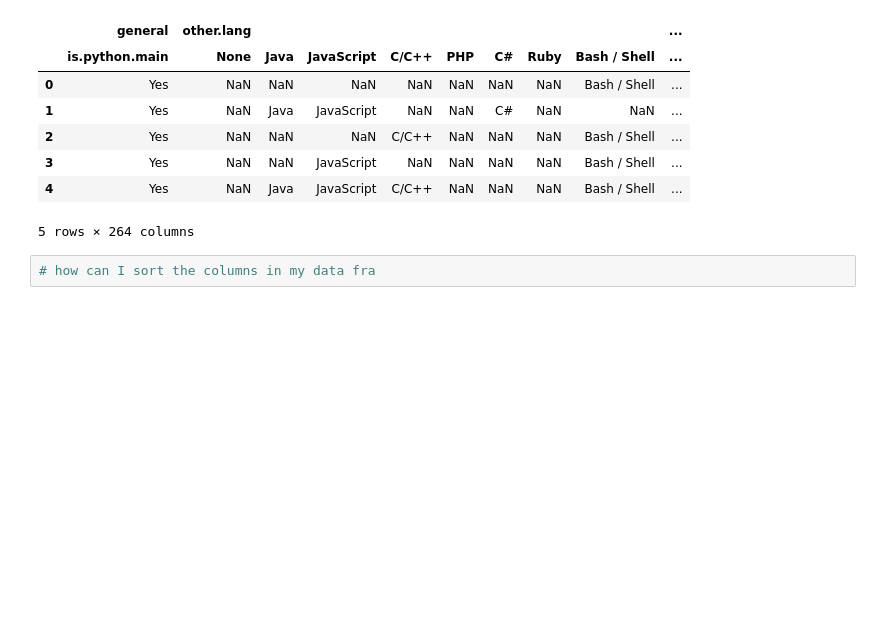
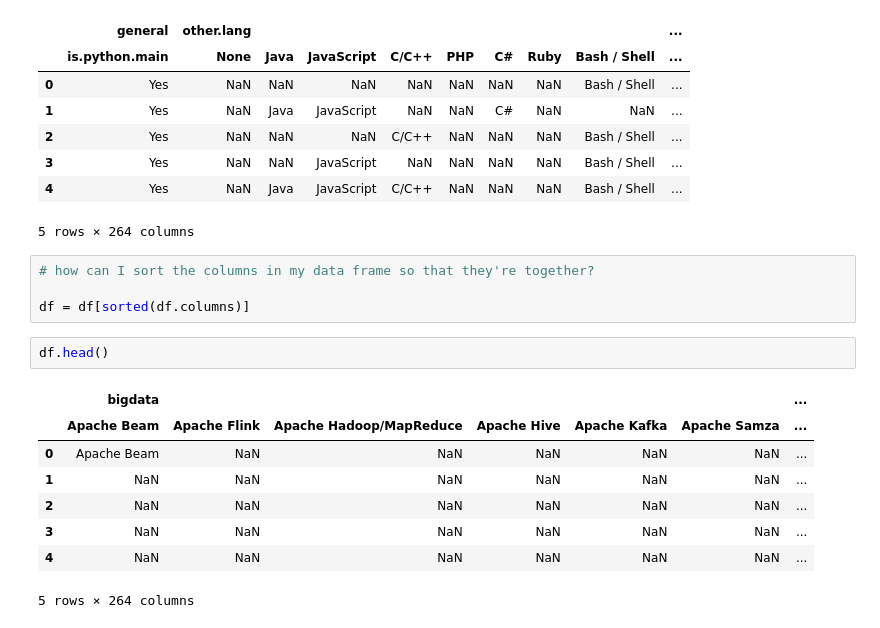
Before and after one commit to reuven/2021-11Nov-05, a Jupyter notebook: Xing - 2021-11Nov-05.ipynb, the cells around one changed output. Drawn from its saved outputs; the diff is of its cells as text; blank space fills up the shorter version.

```diff
--- a/Xing - 2021-11Nov-05.ipynb
+++ b/Xing - 2021-11Nov-05.ipynb
@@ -145,4 +145,17 @@ df.head()
 | 4 | Yes | NaN | Java | JavaScript | C/C++ | NaN | NaN | NaN | Bash / Shell | ... |
 5 rows × 264 columns
 # %%
-# how can I sort the columns in my data fra
+# how can I sort the columns in my data frame so that they're together?
+
+df = df[sorted(df.columns)]
+# %%
+df.head()
+# %% [output]
+|  | bigdata |  |  |  |  |  | ... |
+|  | Apache Beam | Apache Flink | Apache Hadoop/MapReduce | Apache Hive | Apache Kafka | Apache Samza | ... |
+| 0 | Apache Beam | NaN | NaN | NaN | NaN | NaN | ... |
+| 1 | NaN | NaN | NaN | NaN | NaN | NaN | ... |
+| 2 | NaN | NaN | NaN | NaN | NaN | NaN | ... |
+| 3 | NaN | NaN | NaN | NaN | NaN | NaN | ... |
+| 4 | NaN | NaN | NaN | NaN | NaN | NaN | ... |
+5 rows × 264 columns
```
Also changed, not shown: parts of 1 cell of this notebook.
